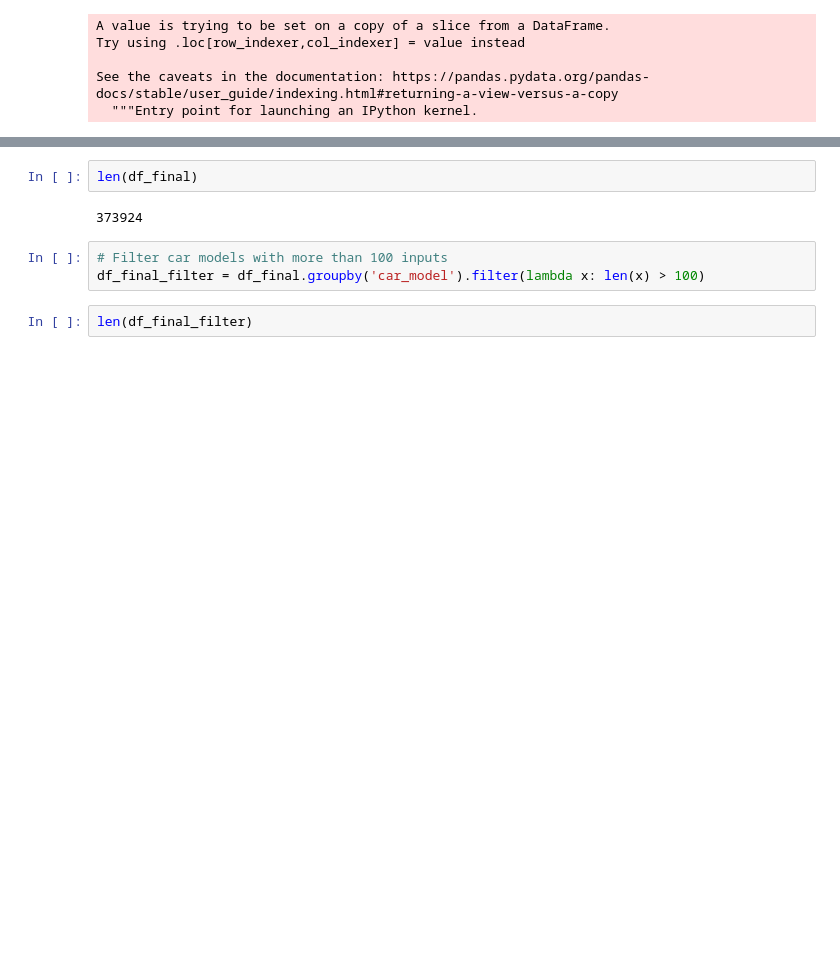
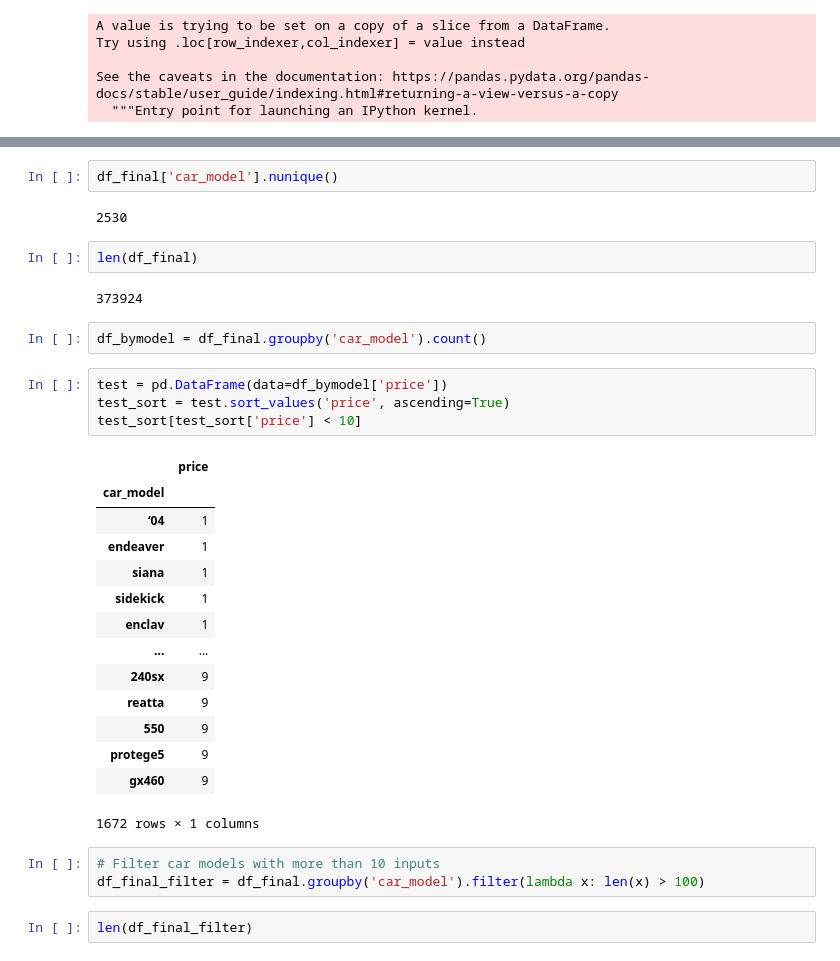
Before and after one commit to Dearsu520/automotive-modeling-project, a Jupyter notebook: ETL/Vehicle_transformation.ipynb, the cells around one changed output, grey strips where cells are left out. Saved outputs shown, nothing was run; the diff lists cells and outputs as text; blank space fills up the shorter version.

```diff
--- a/ETL/Vehicle_transformation.ipynb
+++ b/ETL/Vehicle_transformation.ipynb
@@ -248,12 +287,37 @@ df_final.head()
 | 2 | 4900 | auburn | al | 32.616807 | -85.464149 | 2006.0 | clean | bmw | x3 3.0i | good | ... |
 | 3 | 2000 | auburn | al | 32.861600 | -85.216100 | 1974.0 | clean | chevrolet | c-10 | good | ... |
 | 5 | 29590 | auburn | al | 32.590000 | -85.480000 | 2016.0 | clean | toyota | tacoma double cab sr5 | good | ... |
+# %%
+df_final['car_model'].nunique()
+# %% [output]
+2530
 # %%
 len(df_final)
 # %% [output]
 373924
+# %%
+df_bymodel = df_final.groupby('car_model').count()
+# %%
+test = pd.DataFrame(data=df_bymodel['price'])
+test_sort = test.sort_values('price', ascending=True)
+test_sort[test_sort['price'] < 10]
+# %% [output]
+|  | price |
+| car_model |  |
+| ‘04 | 1 |
+| endeaver | 1 |
+| siana | 1 |
+| sidekick | 1 |
+| enclav | 1 |
+| ... | ... |
+| 240sx | 9 |
+| reatta | 9 |
+| 550 | 9 |
+| protege5 | 9 |
+| gx460 | 9 |
+1672 rows × 1 columns
 # %%
-# Filter car models with more than 100 inputs
+# Filter car models with more than 10 inputs
 df_final_filter = df_final.groupby('car_model').filter(lambda x: len(x) > 100)
 # %%
 len(df_final_filter)
```
Also changed, not shown: parts of 20 cells of this notebook, 1 other file.
